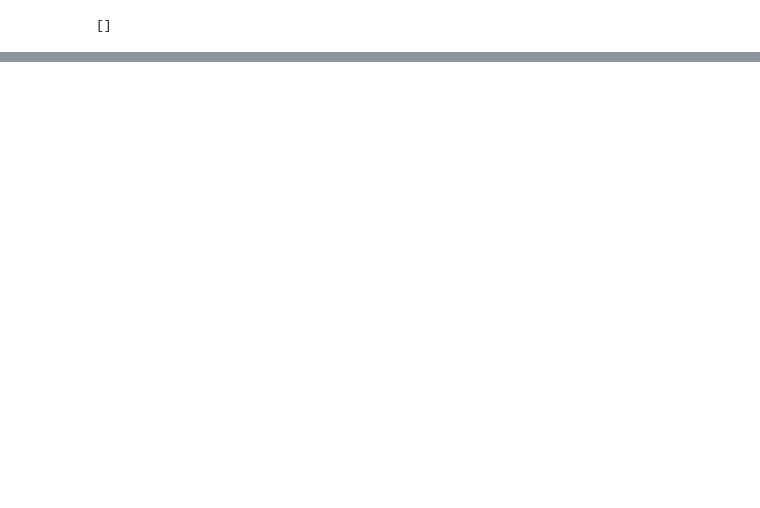
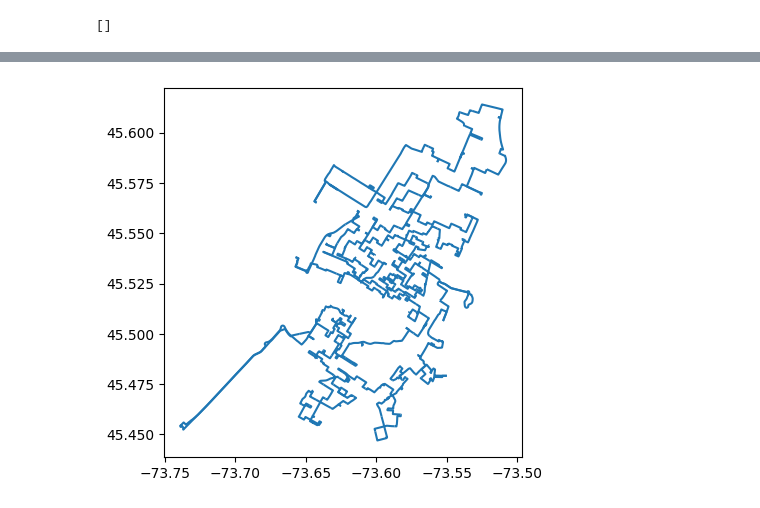
Before and after one commit to WasteLabs/streamlit_example_routing_app, a Jupyter notebook: notebooks/02_ejwillemse_20230108_routing_stack_test_local_valhala.ipynb, the cells around one changed output, grey strips where cells are left out. Drawn from its saved outputs; the diff is of its cells as text; code cells hidden in the pictures; blank space fills up the shorter version.

```diff
--- a/notebooks/02_ejwillemse_20230108_routing_stack_test_local_valhala.ipynb
+++ b/notebooks/02_ejwillemse_20230108_routing_stack_test_local_valhala.ipynb
@@ -382,0 +379,31 @@ solution.routes
+# %%
+def get_route(stop_data, config):
+    actor = Actor(config)
+    test_route = stop_data.apply(lambda x: [x["longitude"], x["latitude"]], axis=1).tolist()
+    query = {"locations": [{"lat": y, "lon": x} for x,y in test_route], "costing": "auto"}
+    route = actor.route(query)
+
+    data = []
+    geoms = []
+
+    for leg in route["trip"]["legs"]:
+        geom = decode_polyline(leg["shape"])
+        duration = leg["summary"]["time"]
+        distance = leg["summary"]["length"]
+        data.append({"duration": duration / 60, "distance": distance, "index": 0})
+        geoms.append(LineString(geom))
+
+    routes = gpd.GeoDataFrame(data=data, geometry=geoms, crs="EPSG:4326").set_index("index")
+    return routes
+# %%
+config = get_config(tile_extract='data/03_primary/valhalla_tiles_montreal.tar', verbose=False)
+config["service_limits"]["auto"]["max_locations"] = solution.routes.shape[0]
+# %%
+routes_full = solution.routes.merge(stop_data, how="left", left_on="location_index", right_on="stop_id")
+full_routes = []
+for vehicle in routes_full["vehicle_id"].unique():
+    vehicle_df = routes_full.query(f"vehicle_id == {vehicle}")
+    full_routes.append( get_route(vehicle_df, config) )
+full_routes = pd.concat(full_routes)
+full_routes.plot()
+# %% [output]
@@ -382,0 +427 @@ solution.routes
+[figure, added]
```
Also changed, not shown: parts of 19 cells of this notebook.
